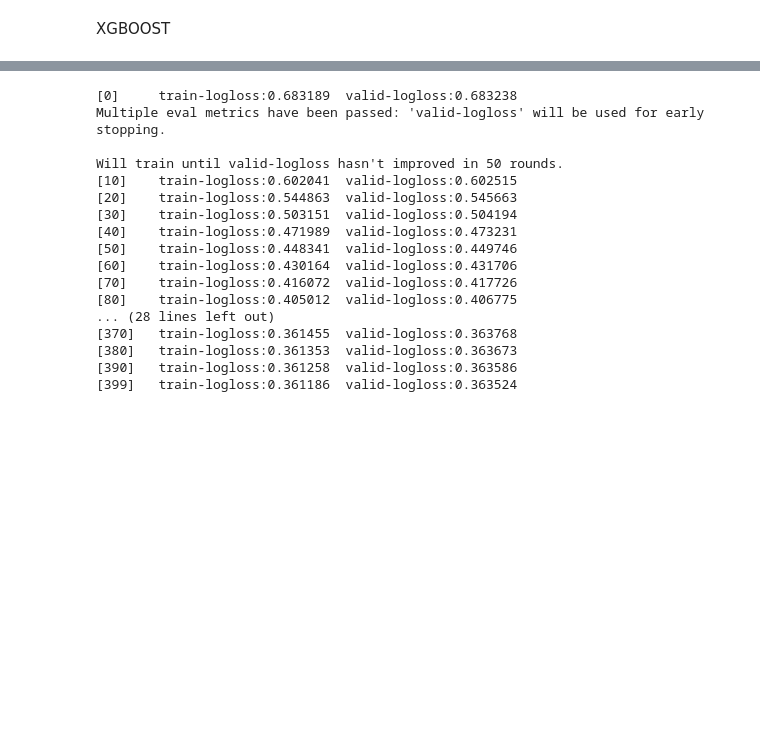
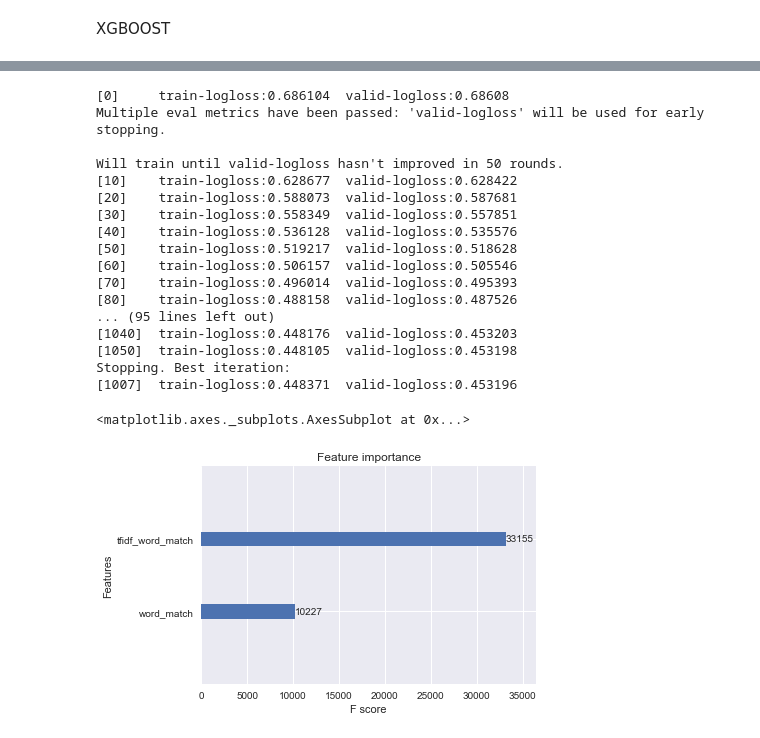
Before and after one commit to seyiqi/ds1003_project, a Jupyter notebook: src/Quora Visualization.ipynb, the cells around one changed output, grey strips where cells are left out. Drawn from its saved outputs; the diff is of its cells as text; code cells hidden in the pictures; blank space fills up the shorter version.

```diff
--- a/src/Quora Visualization.ipynb
+++ b/src/Quora Visualization.ipynb
@@ -145,10 +196,10 @@ stops = set(stopwords.words("english"))
 def word_match_share(row):
     q1words = {}
     q2words = {}
-    for word in str(row['question1']).lower().split():
+    for word in str(row['clean_q1']).lower().split():
         if word not in stops:
             q1words[word] = 1
-    for word in str(row['question2']).lower().split():
+    for word in str(row['clean_q2']).lower().split():
         if word not in stops:
             q2words[word] = 1
     if len(q1words) == 0 or len(q2words) == 0:
@@ -161,6 +212,7 @@ def word_match_share(row):
 
 plt.figure(figsize=(15, 5))
 train_word_match = df_train.apply(word_match_share, axis=1, raw=True)
+test_word_match=df_test.apply(word_match_share, axis=1, raw=True)
 plt.hist(train_word_match[df_train['is_duplicate'] == 0], bins=20, normed=True, label='Not Duplicate')
 plt.hist(train_word_match[df_train['is_duplicate'] == 1], bins=20, normed=True, alpha=0.7, label='Duplicate')
 plt.legend()
@@ -211,10 +263,10 @@ Least common words and weights:
 def tfidf_word_match_share(row):
     q1words = {}
     q2words = {}
-    for word in str(row['question1']).lower().split():
+    for word in str(row['clean_q1']).lower().split():
         if word not in stops:
             q1words[word] = 1
-    for word in str(row['question2']).lower().split():
+    for word in str(row['clean_q2']).lower().split():
         if word not in stops:
             q2words[word] = 1
     if len(q1words) == 0 or len(q2words) == 0:
@@ -254,3 +306,4 @@ x_test['word_match'] = df_test.apply(word_match_share, axis=1, raw=True)
 x_test['tfidf_word_match'] = df_test.apply(tfidf_word_match_share, axis=1, raw=True)
 
 y_train = df_train['is_duplicate'].values
+y_test=df_test['is_duplicate'].values
@@ -287,29 +361,35 @@ params = {}
 params['objective'] = 'binary:logistic'
 params['eval_metric'] = 'logloss'
 params['eta'] = 0.02
-params['max_depth'] = 4
+#params['max_depth'] = 4
 
 d_train = xgb.DMatrix(x_train, label=y_train)
-d_valid = xgb.DMatrix(x_valid, label=y_valid)
+d_valid = xgb.DMatrix(x_test, label=y_test)
 
 watchlist = [(d_train, 'train'), (d_valid, 'valid')]
 
-bst = xgb.train(params, d_train, 400, watchlist, early_stopping_rounds=50, verbose_eval=10)
+bst = xgb.train(params, d_train, 2000, watchlist, early_stopping_rounds=50, verbose_eval=10)
 # %% [output]
-[0]     train-logloss:0.683189  valid-logloss:0.683238
+[0]     train-logloss:0.686104  valid-logloss:0.68608
 Multiple eval metrics have been passed: 'valid-logloss' will be used for early stopping.
 
 Will train until valid-logloss hasn't improved in 50 rounds.
-[10]    train-logloss:0.602041  valid-logloss:0.602515
-[20]    train-logloss:0.544863  valid-logloss:0.545663
-[30]    train-logloss:0.503151  valid-logloss:0.504194
-[40]    train-logloss:0.471989  valid-logloss:0.473231
-[50]    train-logloss:0.448341  valid-logloss:0.449746
-[60]    train-logloss:0.430164  valid-logloss:0.431706
-[70]    train-logloss:0.416072  valid-logloss:0.417726
-[80]    train-logloss:0.405012  valid-logloss:0.406775
-... (28 lines left out)
-[370]   train-logloss:0.361455  valid-logloss:0.363768
-[380]   train-logloss:0.361353  valid-logloss:0.363673
-[390]   train-logloss:0.361258  valid-logloss:0.363586
-[399]   train-logloss:0.361186  valid-logloss:0.363524
+[10]    train-logloss:0.628677  valid-logloss:0.628422
+[20]    train-logloss:0.588073  valid-logloss:0.587681
+[30]    train-logloss:0.558349  valid-logloss:0.557851
+[40]    train-logloss:0.536128  valid-logloss:0.535576
+[50]    train-logloss:0.519217  valid-logloss:0.518628
+[60]    train-logloss:0.506157  valid-logloss:0.505546
+[70]    train-logloss:0.496014  valid-logloss:0.495393
+[80]    train-logloss:0.488158  valid-logloss:0.487526
+... (95 lines left out)
+[1040]  train-logloss:0.448176  valid-logloss:0.453203
+[1050]  train-logloss:0.448105  valid-logloss:0.453198
+Stopping. Best iteration:
+[1007]  train-logloss:0.448371  valid-logloss:0.453196
+# %%
+
+xgb.plot_importance(bst)
+# %% [output]
+<matplotlib.axes._subplots.AxesSubplot at 0x...>
+[figure, added]
```
Also changed, not shown: parts of 16 cells of this notebook, 3 other files.
